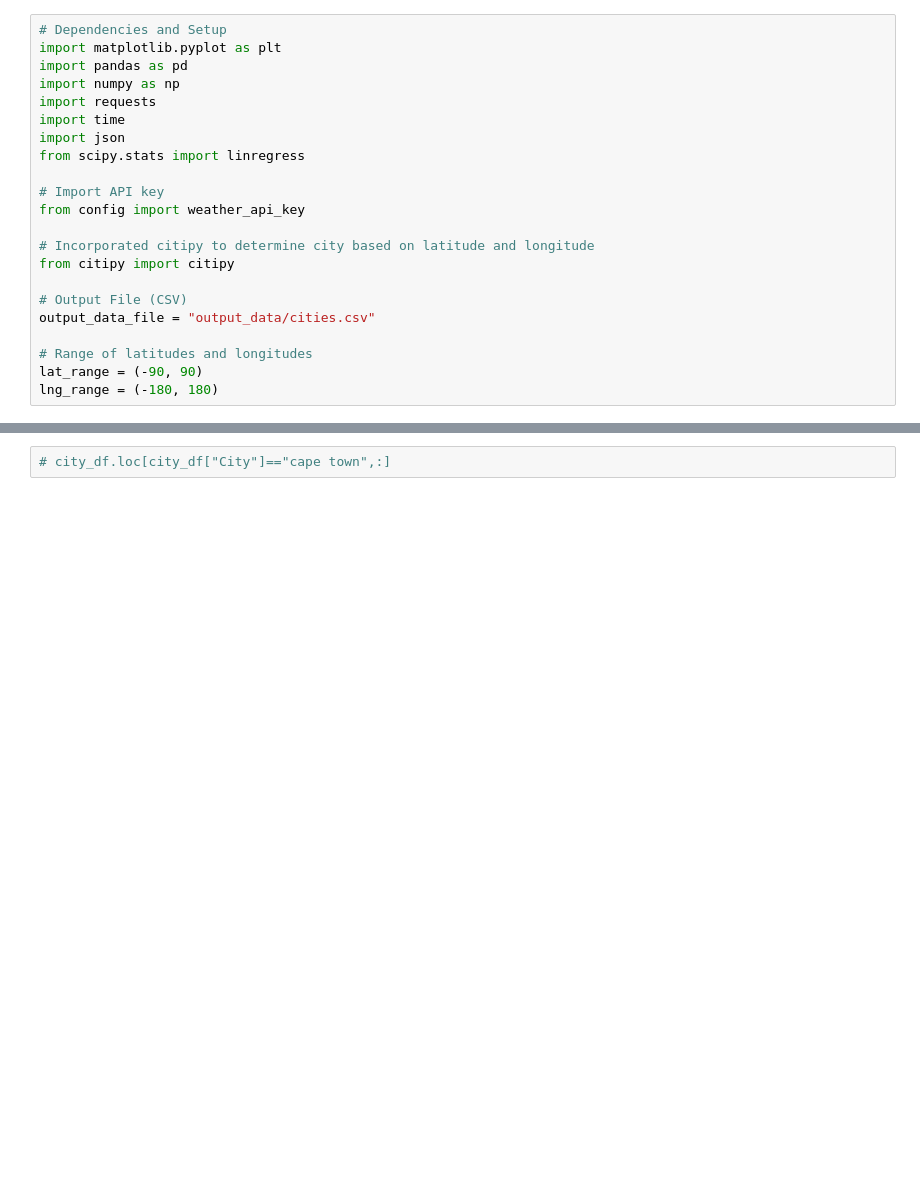
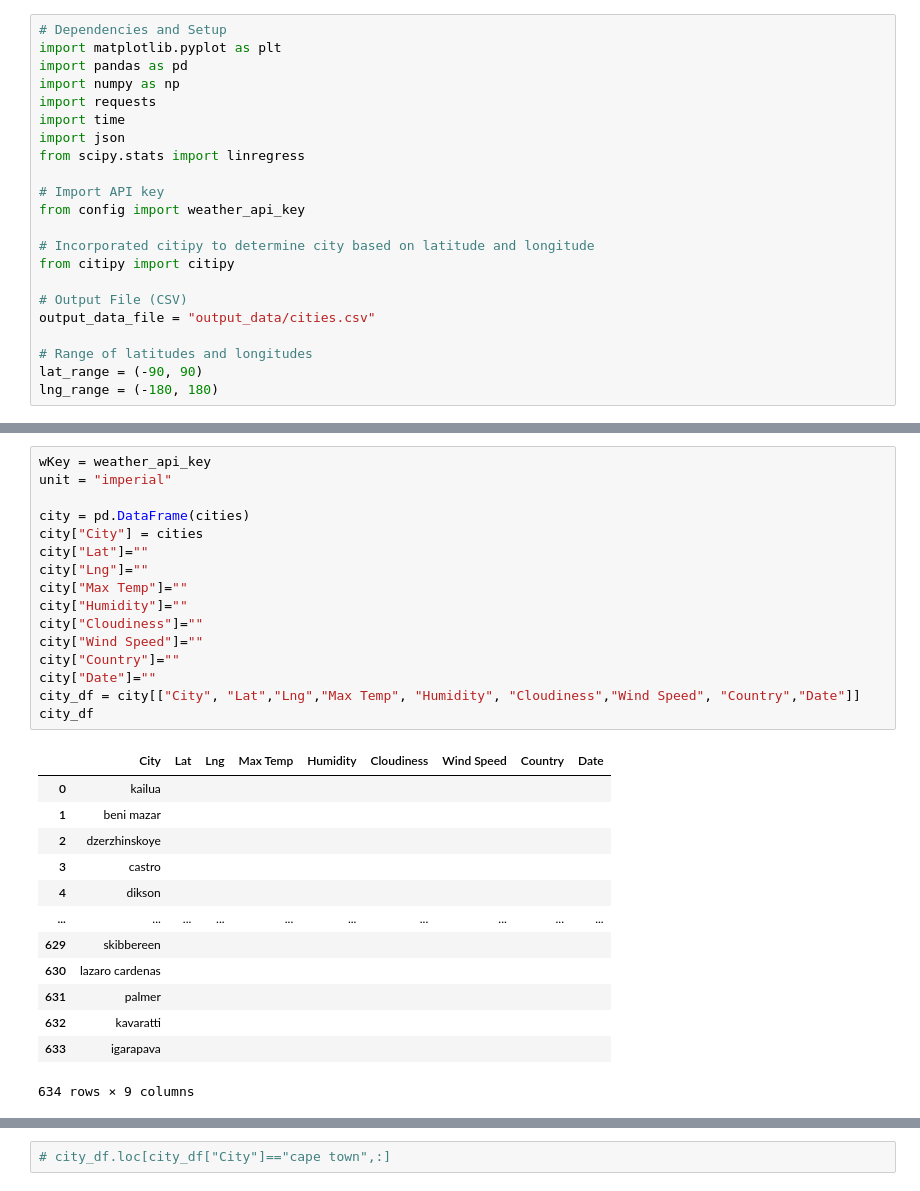
Before and after one commit to WayneJ2/python-api-challenge, a Jupyter notebook: WeatherPy/WeatherPyCode.ipynb, the cells around one changed output, grey strips where cells are left out. Drawn from its saved outputs; the diff is of its cells as text; blank space fills up the shorter version.

Commit message:
updating get code
trying to modify code to import float data

```diff
--- a/WeatherPy/WeatherPyCode.ipynb
+++ b/WeatherPy/WeatherPyCode.ipynb
@@ -49 +86,31 @@ cities
+# %%
+wKey = weather_api_key
+unit = "imperial"
+
+city = pd.DataFrame(cities)
+city["City"] = cities
+city["Lat"]=""
+city["Lng"]=""
+city["Max Temp"]=""
+city["Humidity"]=""
+city["Cloudiness"]=""
+city["Wind Speed"]=""
+city["Country"]=""
+city["Date"]=""
+city_df = city[["City", "Lat","Lng","Max Temp", "Humidity", "Cloudiness","Wind Speed", "Country","Date"]]
+city_df
+# %% [output]
+|  | City | Lat | Lng | Max Temp | Humidity | Cloudiness | Wind Speed | Country | Date |
+| 0 | kailua |  |  |  |  |  |  |  |  |
+| 1 | beni mazar |  |  |  |  |  |  |  |  |
+| 2 | dzerzhinskoye |  |  |  |  |  |  |  |  |
+| 3 | castro |  |  |  |  |  |  |  |  |
+| 4 | dikson |  |  |  |  |  |  |  |  |
+| ... | ... | ... | ... | ... | ... | ... | ... | ... | ... |
+| 629 | skibbereen |  |  |  |  |  |  |  |  |
+| 630 | lazaro cardenas |  |  |  |  |  |  |  |  |
+| 631 | palmer |  |  |  |  |  |  |  |  |
+| 632 | kavaratti |  |  |  |  |  |  |  |  |
+| 633 | igarapava |  |  |  |  |  |  |  |  |
+634 rows × 9 columns
 # %%
```
Also changed, not shown: parts of 5 cells of this notebook.
